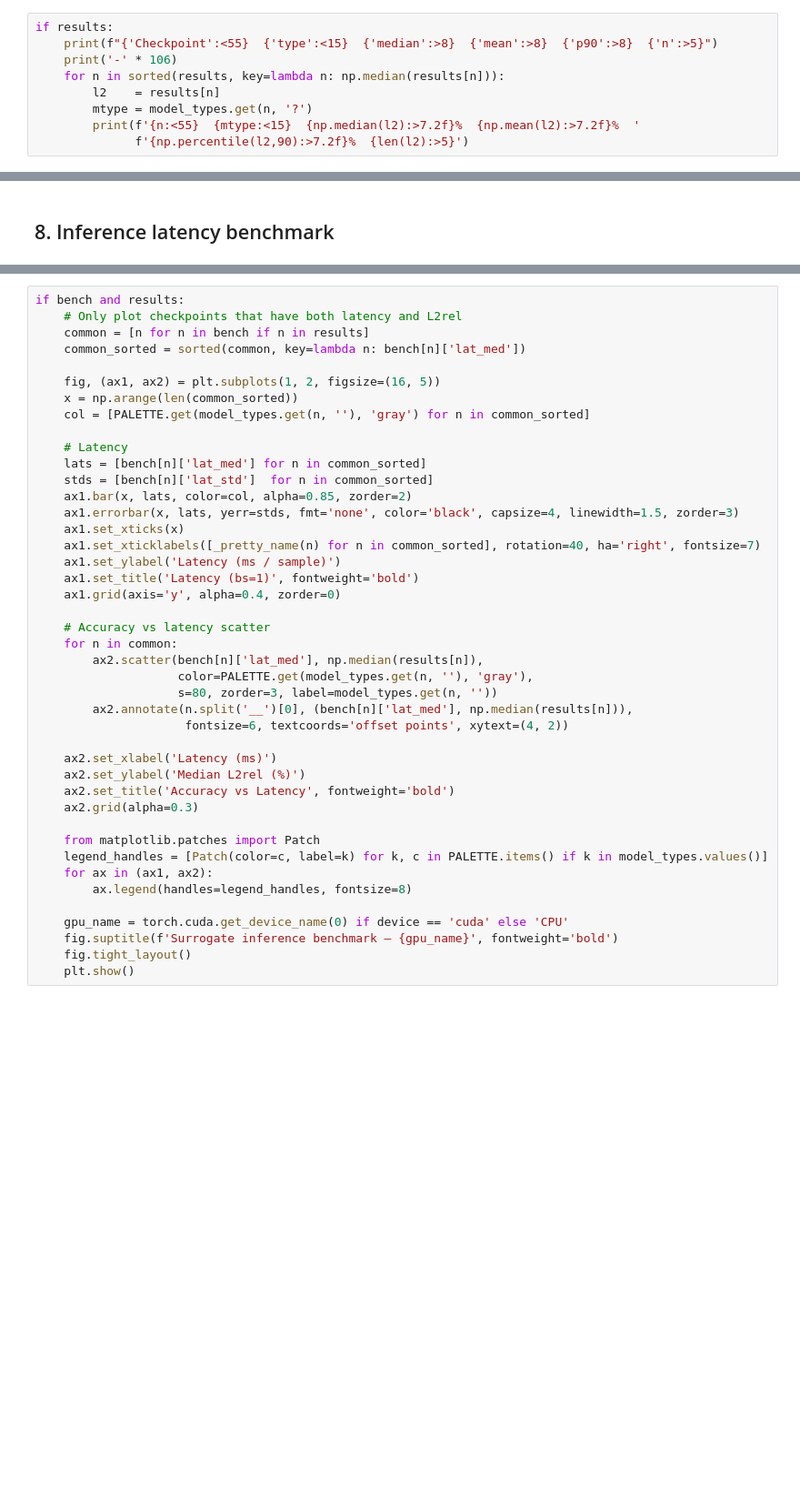
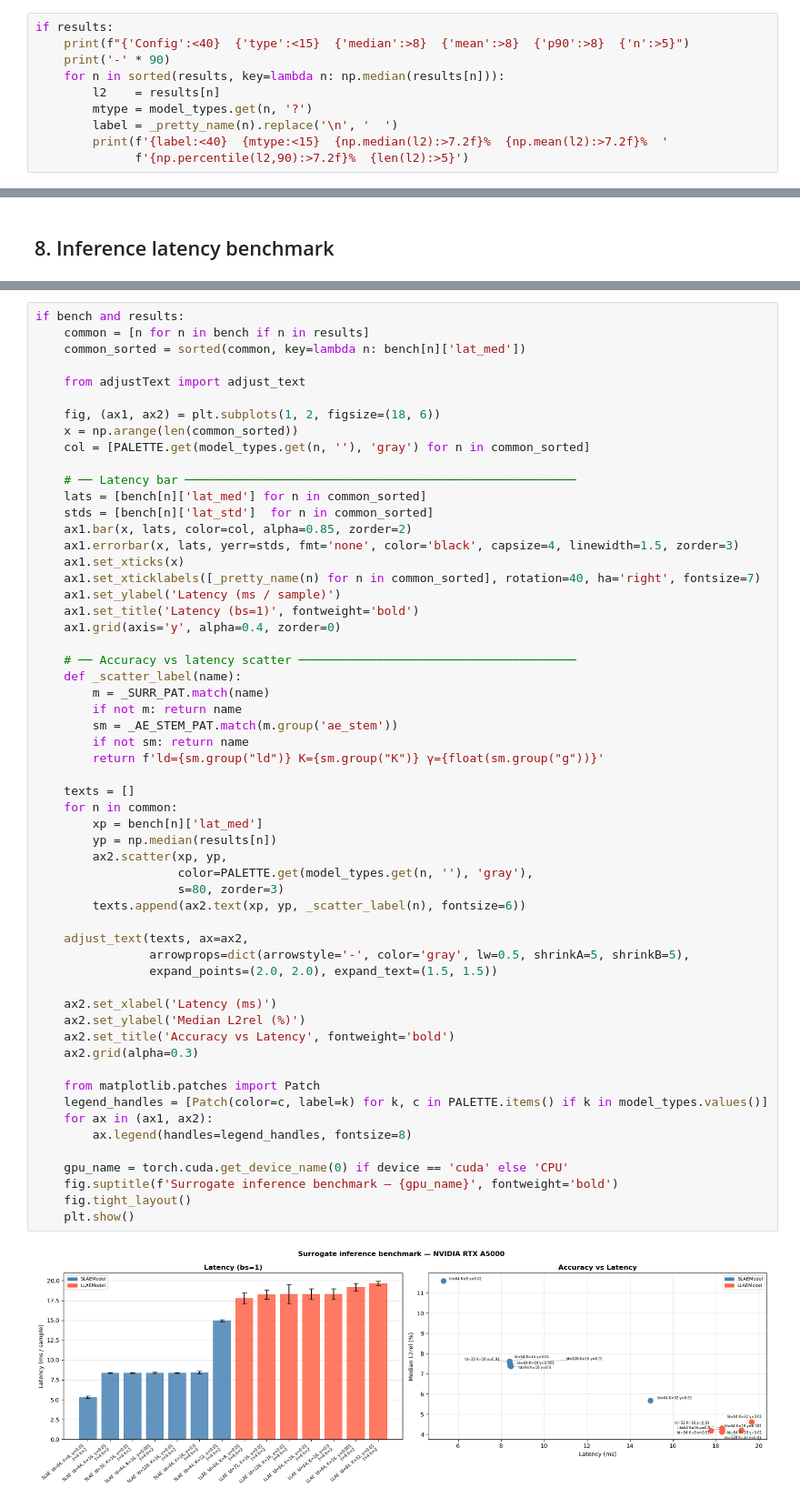
Before and after one commit to keyvanatt/laplace-autoencoders, a Jupyter notebook: notebooks/eval_surrogates.ipynb, the cells around one changed output, grey strips where cells are left out. Shown at 91% size. Cells and saved outputs as stored; diff of their text form; blank space fills up the shorter version.

```diff
--- a/notebooks/eval_surrogates.ipynb
+++ b/notebooks/eval_surrogates.ipynb
@@ -306,10 +323,11 @@ if results:
 ## 6. Summary table
 # %%
 if results:
-    print(f"{'Checkpoint':<55}  {'type':<15}  {'median':>8}  {'mean':>8}  {'p90':>8}  {'n':>5}")
-    print('-' * 106)
+    print(f"{'Config':<40}  {'type':<15}  {'median':>8}  {'mean':>8}  {'p90':>8}  {'n':>5}")
+    print('-' * 90)
     for n in sorted(results, key=lambda n: np.median(results[n])):
         l2    = results[n]
         mtype = model_types.get(n, '?')
-        print(f'{n:<55}  {mtype:<15}  {np.median(l2):>7.2f}%  {np.mean(l2):>7.2f}%  '
+        label = _pretty_name(n).replace('\n', '  ')
+        print(f'{label:<40}  {mtype:<15}  {np.median(l2):>7.2f}%  {np.mean(l2):>7.2f}%  '
               f'{np.percentile(l2,90):>7.2f}%  {len(l2):>5}')
@@ -482,43 +538,59 @@ print('\nDone.')
 # %%
 if bench and results:
-    # Only plot checkpoints that have both latency and L2rel
     common = [n for n in bench if n in results]
     common_sorted = sorted(common, key=lambda n: bench[n]['lat_med'])
 
-    fig, (ax1, ax2) = plt.subplots(1, 2, figsize=(16, 5))
+    from adjustText import adjust_text
+
+    fig, (ax1, ax2) = plt.subplots(1, 2, figsize=(18, 6))
     x = np.arange(len(common_sorted))
     col = [PALETTE.get(model_types.get(n, ''), 'gray') for n in common_sorted]
 
-    # Latency
+    # ── Latency bar ───────────────────────────────────────────────────────
     lats = [bench[n]['lat_med'] for n in common_sorted]
     stds = [bench[n]['lat_std']  for n in common_sorted]
     ax1.bar(x, lats, color=col, alpha=0.85, zorder=2)
     ax1.errorbar(x, lats, yerr=stds, fmt='none', color='black', capsize=4, linewidth=1.5, zorder=3)
     ax1.set_xticks(x)
     ax1.set_xticklabels([_pretty_name(n) for n in common_sorted], rotation=40, ha='right', fontsize=7)
     ax1.set_ylabel('Latency (ms / sample)')
     ax1.set_title('Latency (bs=1)', fontweight='bold')
     ax1.grid(axis='y', alpha=0.4, zorder=0)
 
-    # Accuracy vs latency scatter
+    # ── Accuracy vs latency scatter ───────────────────────────────────────
+    def _scatter_label(name):
+        m = _SURR_PAT.match(name)
+        if not m: return name
+        sm = _AE_STEM_PAT.match(m.group('ae_stem'))
+        if not sm: return name
+        return f'ld={sm.group("ld")} K={sm.group("K")} γ={float(sm.group("g"))}'
+
+    texts = []
     for n in common:
-        ax2.scatter(bench[n]['lat_med'], np.median(results[n]),
+        xp = bench[n]['lat_med']
+        yp = np.median(results[n])
+        ax2.scatter(xp, yp,
                     color=PALETTE.get(model_types.get(n, ''), 'gray'),
-                    s=80, zorder=3, label=model_types.get(n, ''))
-        ax2.annotate(n.split('__')[0], (bench[n]['lat_med'], np.median(results[n])),
-                     fontsize=6, textcoords='offset points', xytext=(4, 2))
+                    s=80, zorder=3)
+        texts.append(ax2.text(xp, yp, _scatter_label(n), fontsize=6))
+
+    adjust_text(texts, ax=ax2,
+                arrowprops=dict(arrowstyle='-', color='gray', lw=0.5, shrinkA=5, shrinkB=5),
+                expand_points=(2.0, 2.0), expand_text=(1.5, 1.5))
 
     ax2.set_xlabel('Latency (ms)')
     ax2.set_ylabel('Median L2rel (%)')
     ax2.set_title('Accuracy vs Latency', fontweight='bold')
     ax2.grid(alpha=0.3)
 
     from matplotlib.patches import Patch
     legend_handles = [Patch(color=c, label=k) for k, c in PALETTE.items() if k in model_types.values()]
     for ax in (ax1, ax2):
         ax.legend(handles=legend_handles, fontsize=8)
 
     gpu_name = torch.cuda.get_device_name(0) if device == 'cuda' else 'CPU'
     fig.suptitle(f'Surrogate inference benchmark — {gpu_name}', fontweight='bold')
     fig.tight_layout()
     plt.show()
+# %% [output]
+[figure, added]
```
Also changed, not shown: parts of 7 cells of this notebook.
